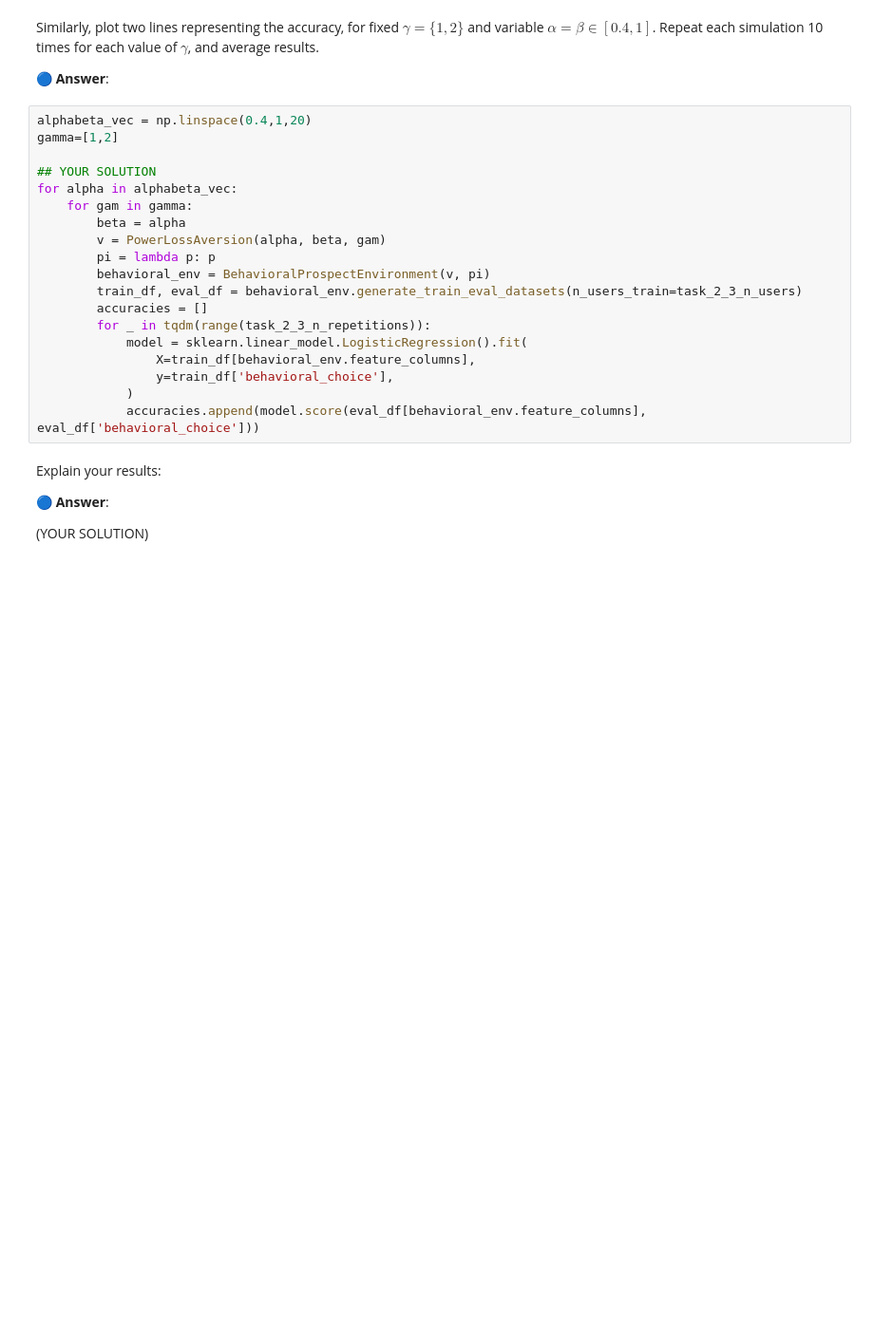
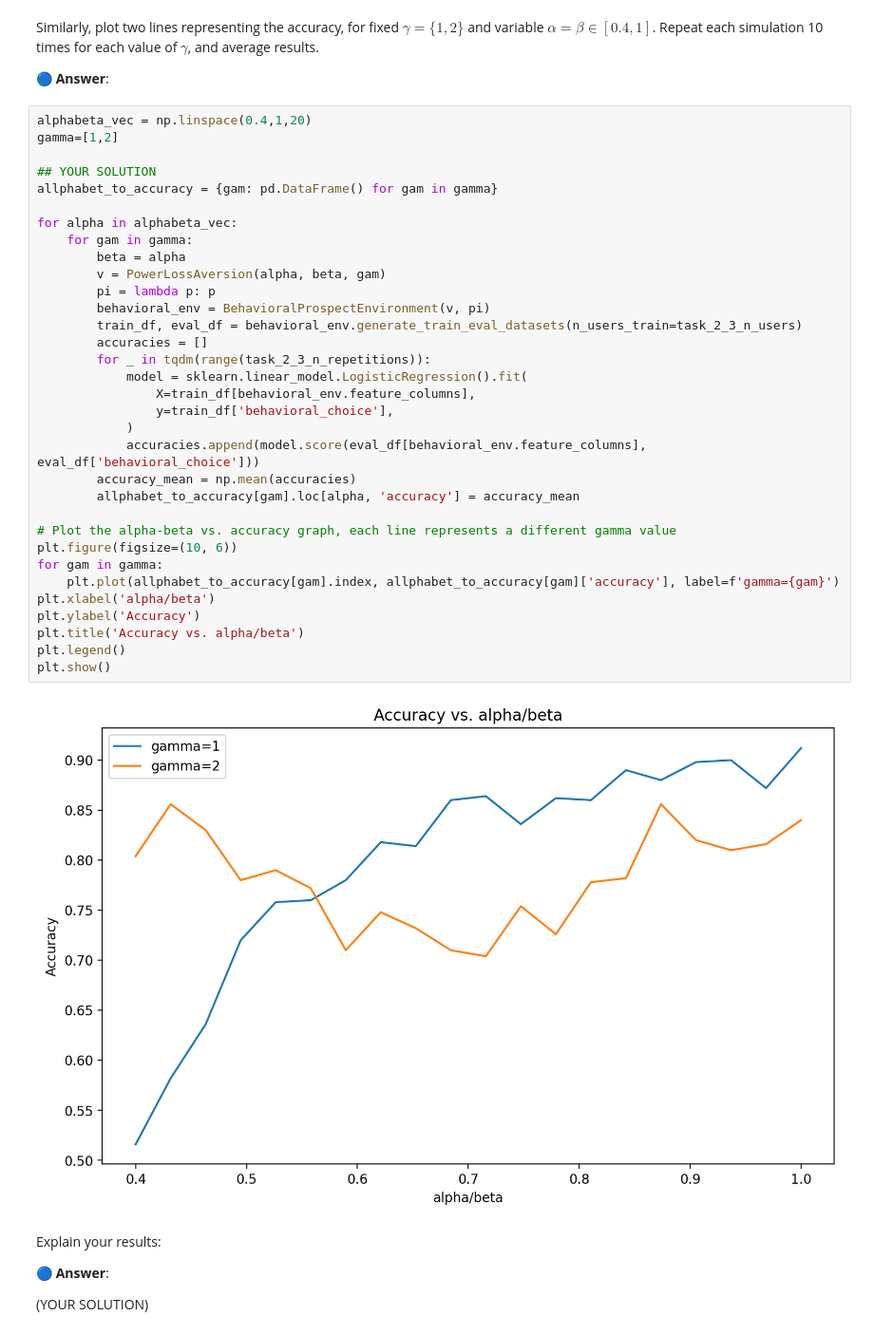
Before and after one commit to ashalem/ML_Human, a Jupyter notebook: WS1_W2024_students_5823.ipynb, the cells around one changed output. Shown at 95% size. Cells and saved outputs as stored; diff of their text form; blank space fills up the shorter version.

```diff
--- a/WS1_W2024_students_5823.ipynb
+++ b/WS1_W2024_students_5823.ipynb
@@ -859,22 +875,38 @@ Similarly, plot two lines representing the accuracy, for fixed $\gamma=\{1,2\}$
 # %%
 alphabeta_vec = np.linspace(0.4,1,20)
 gamma=[1,2]
 
 ## YOUR SOLUTION
+allphabet_to_accuracy = {gam: pd.DataFrame() for gam in gamma}
+
 for alpha in alphabeta_vec:
     for gam in gamma:
         beta = alpha
         v = PowerLossAversion(alpha, beta, gam)
         pi = lambda p: p
         behavioral_env = BehavioralProspectEnvironment(v, pi)
         train_df, eval_df = behavioral_env.generate_train_eval_datasets(n_users_train=task_2_3_n_users)
         accuracies = []
         for _ in tqdm(range(task_2_3_n_repetitions)):
             model = sklearn.linear_model.LogisticRegression().fit(
                 X=train_df[behavioral_env.feature_columns],
                 y=train_df['behavioral_choice'],
             )
             accuracies.append(model.score(eval_df[behavioral_env.feature_columns], eval_df['behavioral_choice']))
+        accuracy_mean = np.mean(accuracies)
+        allphabet_to_accuracy[gam].loc[alpha, 'accuracy'] = accuracy_mean
+
+# Plot the alpha-beta vs. accuracy graph, each line represents a different gamma value
+plt.figure(figsize=(10, 6))
+for gam in gamma:
+    plt.plot(allphabet_to_accuracy[gam].index, allphabet_to_accuracy[gam]['accuracy'], label=f'gamma={gam}')
+plt.xlabel('alpha/beta')
+plt.ylabel('Accuracy')
+plt.title('Accuracy vs. alpha/beta')
+plt.legend()
+plt.show()
+# %% [output]
+[figure, added]
 # %% [markdown]
 Explain your results:
 
```
Also changed, not shown: parts of 15 cells of this notebook.
